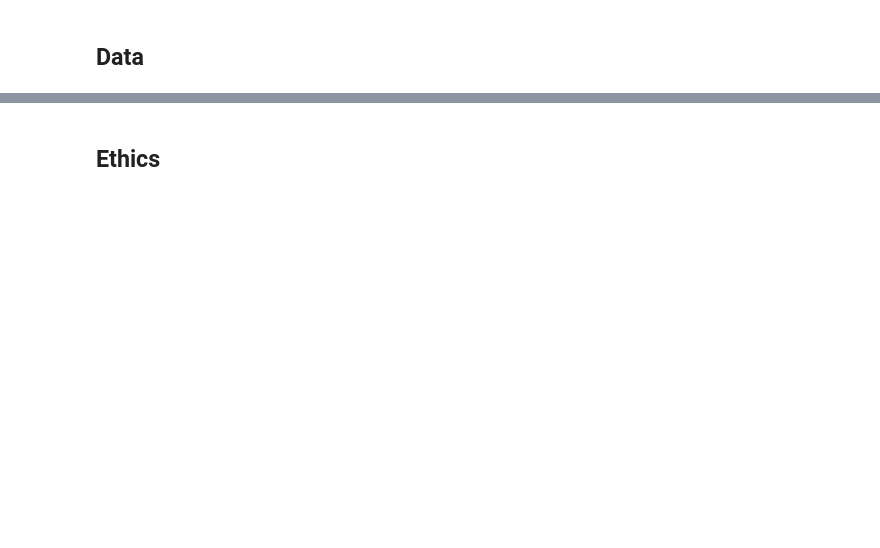
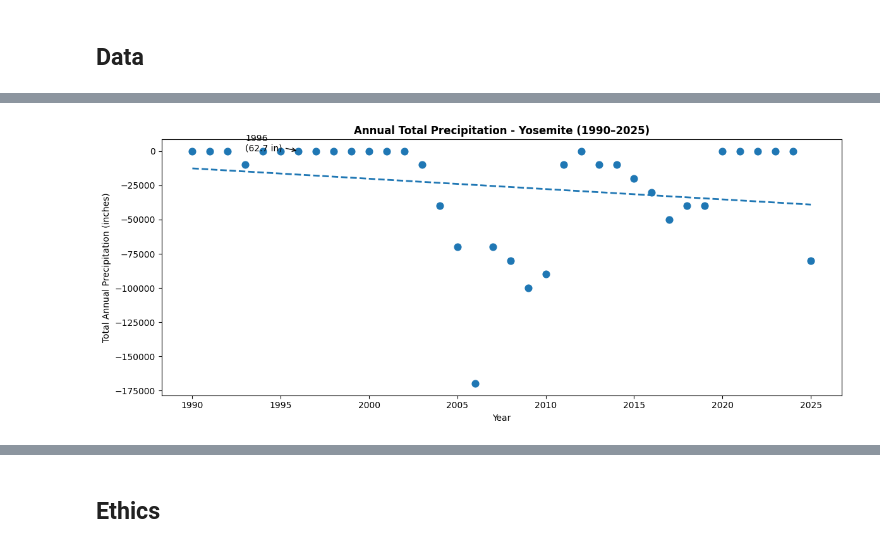
Before and after one commit to COGS108/Group046_WI26, a Jupyter notebook: 03-FinalProject.ipynb, the cells around one changed output, grey strips where cells are left out. Drawn from its saved outputs; the diff is of its cells as text; code cells hidden in the pictures; blank space fills up the shorter version.

```diff
--- a/03-FinalProject.ipynb
+++ b/03-FinalProject.ipynb
@@ -126,0 +1074,98 @@ Some more words and stuff.  Remember notebooks work best if you interleave the c
+# %%
+import pandas as pd
+import matplotlib.pyplot as plt
+import numpy as np
+import matplotlib.ticker as ticker
+
+# load raw data
+path = "https://raw.githubusercontent.com/COGS108/Group046_WI26/Ria/data/00-raw/raw_precipitation_data.csv"
+df = pd.read_csv(path)
+
+# filter Yosemite station
+precip = df[df['STATION_NAME'].str.contains('YOSEMITE', na=False)].copy()
+
+# correct date conversion
+precip['Date'] = pd.to_datetime(precip['DATE'], format='%Y%m%d')
+
+# rename precipitation column
+precip.rename(columns={'PRCP': 'Precipitation'}, inplace=True)
+
+# extract year after fixing date
+precip['Year'] = precip['Date'].dt.year
+
+# aggregate to annual totals
+annual_total = (
+    precip
+    .groupby('Year')['Precipitation']
+    .sum()
+    .reset_index()
+)
+
+# fit linear trend line
+z = np.polyfit(annual_total['Year'],
+               annual_total['Precipitation'], 1)
+p = np.poly1d(z)
+
+# create figure
+fig, ax = plt.subplots(figsize=(12, 5))
+
+# scatter plot
+ax.scatter(
+    annual_total['Year'],
+    annual_total['Precipitation'],
+    s=60,
+    zorder=3,
+    label='Annual Total Precipitation'
+)
+
+# trend line
+x_range = np.linspace(
+    annual_total['Year'].min(),
+    annual_total['Year'].max(),
+    200
+)
+
+ax.plot(
+    x_range,
+    p(x_range),
+    linestyle='--',
+    linewidth=2,
+    label=f'Trend (slope={z[0]:.2f} inches/year)'
+)
+
+# annotate wettest year
+wettest = annual_total.loc[
+    annual_total['Precipitation'].idxmax()
+]
+
+ax.annotate(
+    f"{int(wettest['Year'])}\n({wettest['Precipitation']:.1f} in)",
+    xy=(wettest['Year'], wettest['Precipitation']),
+    xytext=(wettest['Year'] - 3,
+            wettest['Precipitation'] + 5),
+    arrowprops=dict(arrowstyle='->')
+)
+
+# labels & formatting
+ax.set_xlabel('Year')
+ax.set_ylabel('Total Annual Precipitation (inches)')
+ax.set_title('Annual Total Precipitation - Yosemite (1990–2025)',
+             fontweight='bold')
+
+ax.xaxis.set_major_locator(ticker.MultipleLocator(5))
+
+plt.tight_layout()
+plt.show()
+
+# print summary
+driest = annual_total.loc[
+    annual_total['Precipitation'].idxmin()
+]
+
+print(f"Overall trend: {z[0]:+.3f} inches per year")
+print(f"Wettest year: {int(wettest['Year'])} "
+      f"({wettest['Precipitation']:.1f} inches)")
+print(f"Driest year: {int(driest['Year'])} "
+      f"({driest['Precipitation']:.1f} inches)")
+# %% [output]
+[figure, added]
```
Also changed, not shown: parts of 51 cells of this notebook.
